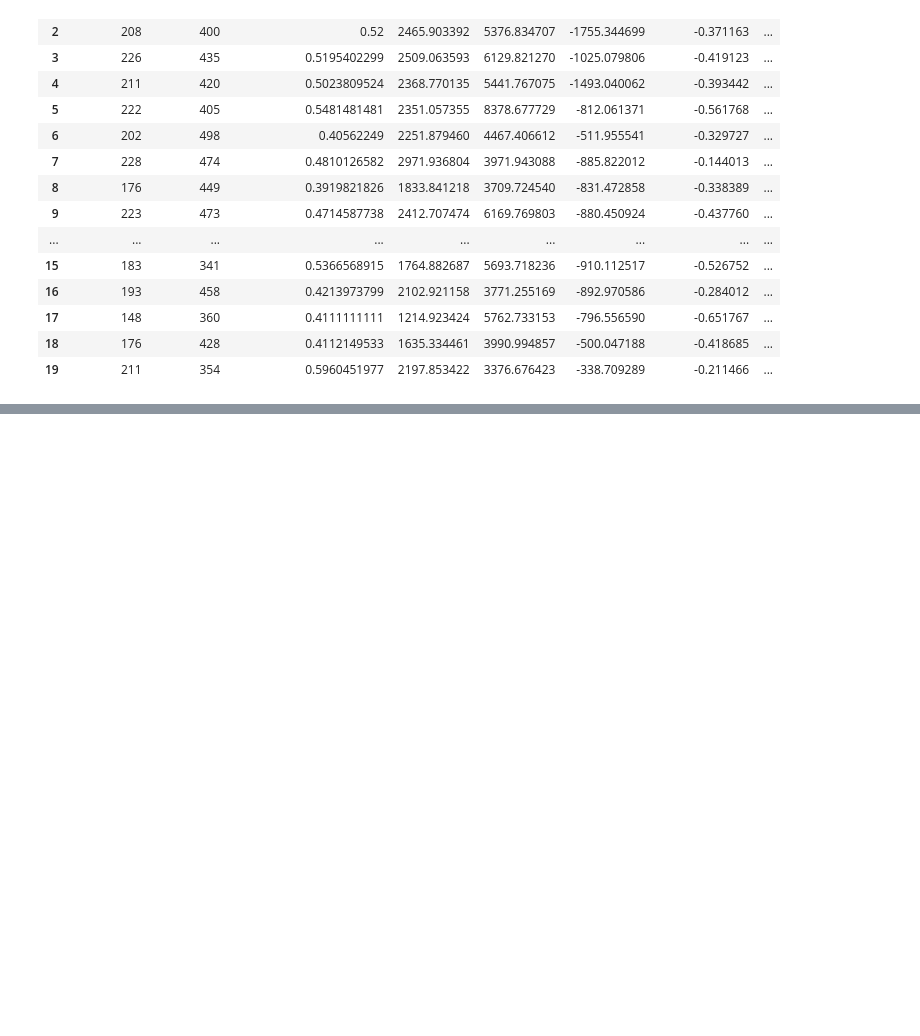
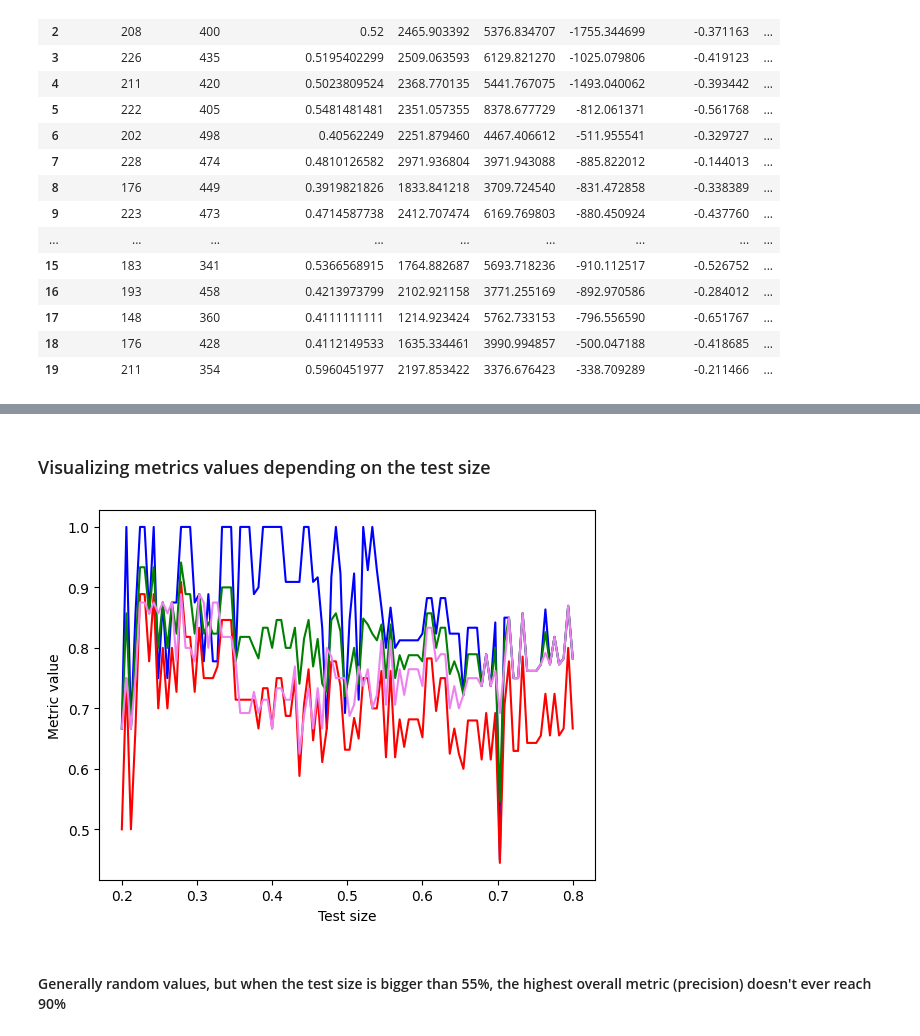
Before and after one commit to LukBur/AI_MED_Recruitment, a Jupyter notebook: my_dt_solution/Decision_Trees.ipynb, the cells around one changed output, grey strips where cells are left out. Cells and saved outputs as stored; diff of their text form; code cells hidden in the pictures; blank space fills up the shorter version.

Commit message:
Update Decision Trees + visualize metrics

```diff
--- a/my_dt_solution/Decision_Trees.ipynb
+++ b/my_dt_solution/Decision_Trees.ipynb
@@ -79,0 +131,64 @@ plt.show()
+# %% [markdown]
+### Visualizing metrics values depending on the test size
+# %%
+from sklearn.model_selection import StratifiedKFold
+
+test_sizes = np.linspace(0.2, 0.8, 100)
+
+y_recall, y_accuracy, y_f1, y_precision = [], [], [], []
+
+for i in test_sizes:
+    X_train, X_test, y_train, y_test = train_test_split(X, y, test_size=i, random_state=42)
+    params = {'max_depth': [None, 2, 3, 4, 5], 'max_leaf_nodes': [None, 2, 4, 8, 16, 32]}
+
+    # to make a fixed number of splits and to prevent warnings
+    cv = StratifiedKFold(n_splits=2, shuffle=True, random_state=42)
+    clf = GridSearchCV(DecisionTreeClassifier(), params, cv=cv)
+
+    clf.fit(X_train, y_train)
+
+    best_tree = clf.best_estimator_
+
+    y_pred = best_tree.predict(X_test)
+
+    y_pred = clf.best_estimator_.predict(X_test)
+    y_true = y_test
+
+
+    # recall                                        88.88%
+    rc = recall_score(y_true, y_pred)
+    y_recall.append(rc)
+    #print("Recall: ", rc)
+
+    # accuracy                                      75%
+    acc = accuracy_score(y_true, y_pred)
+    y_accuracy.append(acc)
+    #print("Accuracy: ", acc)
+
+    # f1                                            84%
+    f1 = f1_score(y_true, y_pred)
+    y_f1.append(f1)
+    #print("F1-score: ", f1)
+
+    # precision                                     80%
+    prec = precision_score(y_true, y_pred)
+    y_precision.append(prec)
+    #print("Precision: ", prec)
+
+    # confusion matrix                              75%
+    conf_matrix = confusion_matrix(y_true, y_pred)  ##  TN, FP
+    #print("Confusion Matrix: \n", conf_matrix)
+
+plt.plot(test_sizes, y_recall, color='blue', label='Recall')
+plt.plot(test_sizes, y_accuracy, color='red', label='Accuracy')
+plt.plot(test_sizes, y_f1, color='green', label='f1-score')
+plt.plot(test_sizes, y_precision, color='violet', label='precision')
+
+plt.xlabel("Test size")
+plt.ylabel("Metric value")
+
+plt.show()
+# %% [output]
+[figure, added]
+# %% [markdown]
+#### Generally random values, but when the test size is bigger than 55%, the highest overall metric (precision) doesn't ever reach 90%
```
Also changed, not shown: parts of 9 cells of this notebook.
